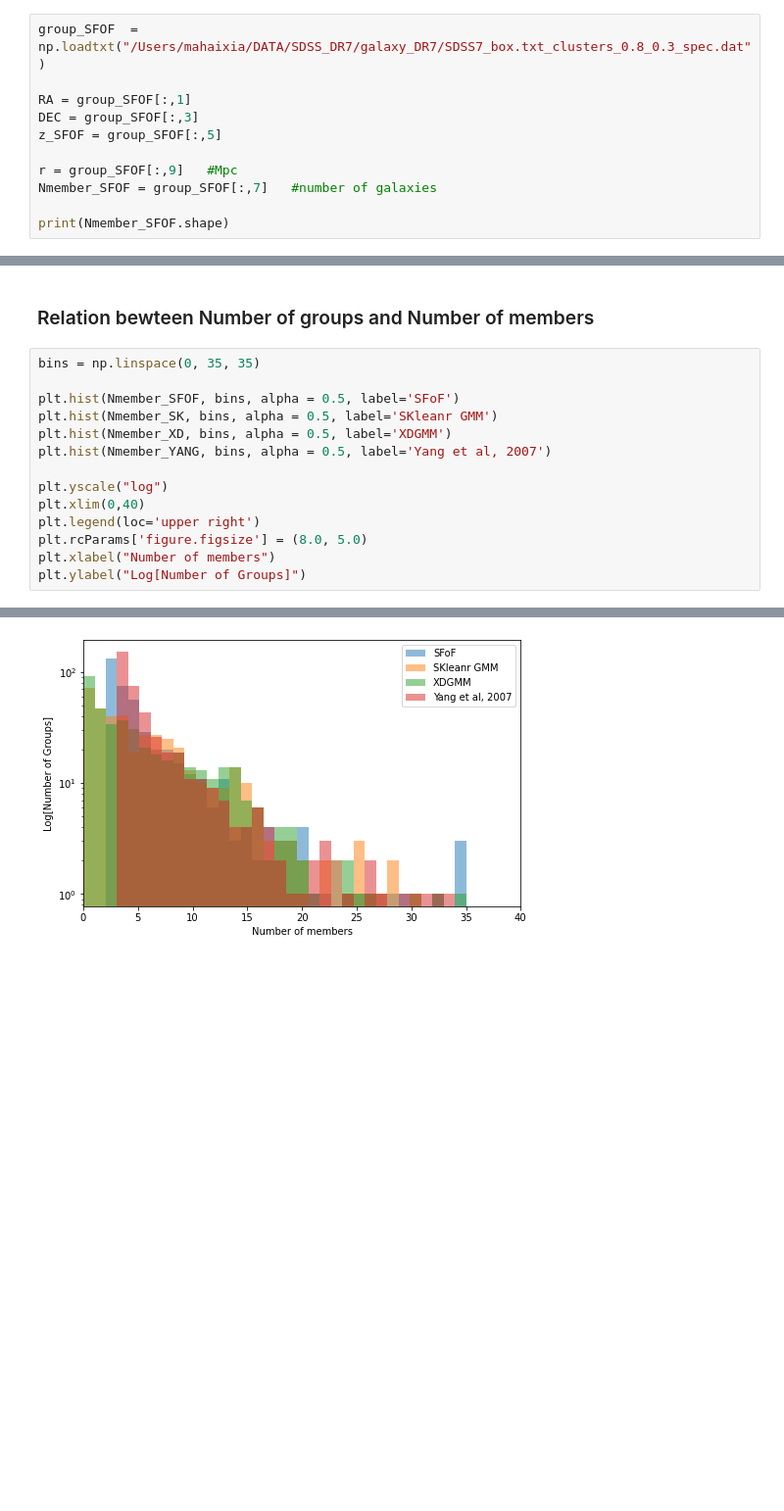
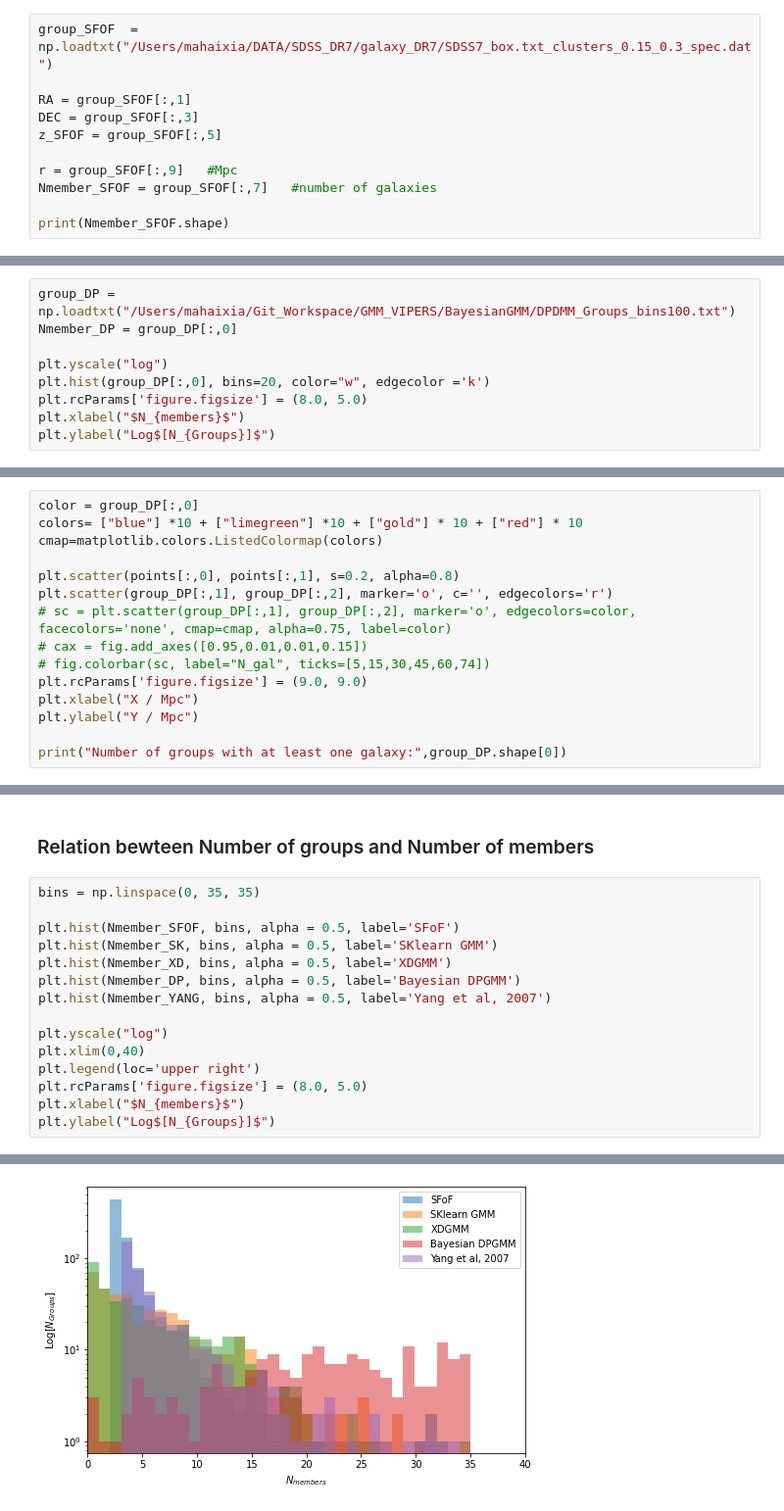
Before and after one commit to umikanero/XDGMM, a Jupyter notebook: SDSS/groups_plot.ipynb, the cells around one changed output, grey strips where cells are left out. Shown: that part at 98% size. Saved outputs shown, nothing was run; the diff lists cells and outputs as text; blank space fills up the shorter version.

```diff
--- a/SDSS/groups_plot.ipynb
+++ b/SDSS/groups_plot.ipynb
@@ -61,7 +62,7 @@ Time Elapsed: [0 days | 0 h | 0 m | 0 s]
 
 ==================================================
 # %%
-group_SFOF  = np.loadtxt("/Users/mahaixia/DATA/SDSS_DR7/galaxy_DR7/SDSS7_box.txt_clusters_0.8_0.3_spec.dat")
+group_SFOF  = np.loadtxt("/Users/mahaixia/DATA/SDSS_DR7/galaxy_DR7/SDSS7_box.txt_clusters_0.15_0.3_spec.dat")
 
 RA = group_SFOF[:,1]
 DEC = group_SFOF[:,3]
@@ -181,0 +186,9 @@ Text(0, 0.5, 'Log[Number of Groups]')
+# %%
+group_DP = np.loadtxt("/Users/mahaixia/Git_Workspace/GMM_VIPERS/BayesianGMM/DPDMM_Groups_bins100.txt")
+Nmember_DP = group_DP[:,0]
+
+plt.yscale("log")
+plt.hist(group_DP[:,0], bins=20, color="w", edgecolor ='k')
+plt.rcParams['figure.figsize'] = (8.0, 5.0)
+plt.xlabel("$N_{members}$")
+plt.ylabel("Log$[N_{Groups}]$")
@@ -181,0 +198,15 @@ Text(0, 0.5, 'Log[Number of Groups]')
+# %%
+color = group_DP[:,0]
+colors= ["blue"] *10 + ["limegreen"] *10 + ["gold"] * 10 + ["red"] * 10
+cmap=matplotlib.colors.ListedColormap(colors)
+
+plt.scatter(points[:,0], points[:,1], s=0.2, alpha=0.8)
+plt.scatter(group_DP[:,1], group_DP[:,2], marker='o', c='', edgecolors='r')
+# sc = plt.scatter(group_DP[:,1], group_DP[:,2], marker='o', edgecolors=color, facecolors='none', cmap=cmap, alpha=0.75, label=color)
+# cax = fig.add_axes([0.95,0.01,0.01,0.15])
+# fig.colorbar(sc, label="N_gal", ticks=[5,15,30,45,60,74])
+plt.rcParams['figure.figsize'] = (9.0, 9.0)
+plt.xlabel("X / Mpc")
+plt.ylabel("Y / Mpc")
+
+print("Number of groups with at least one galaxy:",group_DP.shape[0])
@@ -185,14 +219,15 @@ Text(0, 0.5, 'Log[Number of Groups]')
 bins = np.linspace(0, 35, 35)
 
 plt.hist(Nmember_SFOF, bins, alpha = 0.5, label='SFoF')
-plt.hist(Nmember_SK, bins, alpha = 0.5, label='SKleanr GMM')
+plt.hist(Nmember_SK, bins, alpha = 0.5, label='SKlearn GMM')
 plt.hist(Nmember_XD, bins, alpha = 0.5, label='XDGMM')
+plt.hist(Nmember_DP, bins, alpha = 0.5, label='Bayesian DPGMM')
 plt.hist(Nmember_YANG, bins, alpha = 0.5, label='Yang et al, 2007')
 
 plt.yscale("log")
 plt.xlim(0,40)
 plt.legend(loc='upper right')
 plt.rcParams['figure.figsize'] = (8.0, 5.0)
-plt.xlabel("Number of members")
-plt.ylabel("Log[Number of Groups]")
+plt.xlabel("$N_{members}$")
+plt.ylabel("Log$[N_{Groups}]$")
 # %% [output]
@@ -200 +235 @@ Text(0, 0.5, 'Log[Number of Groups]')
-[figure, old version]
+[figure, new version]
```
Also changed, not shown: parts of 10 cells of this notebook, 12 other files.
